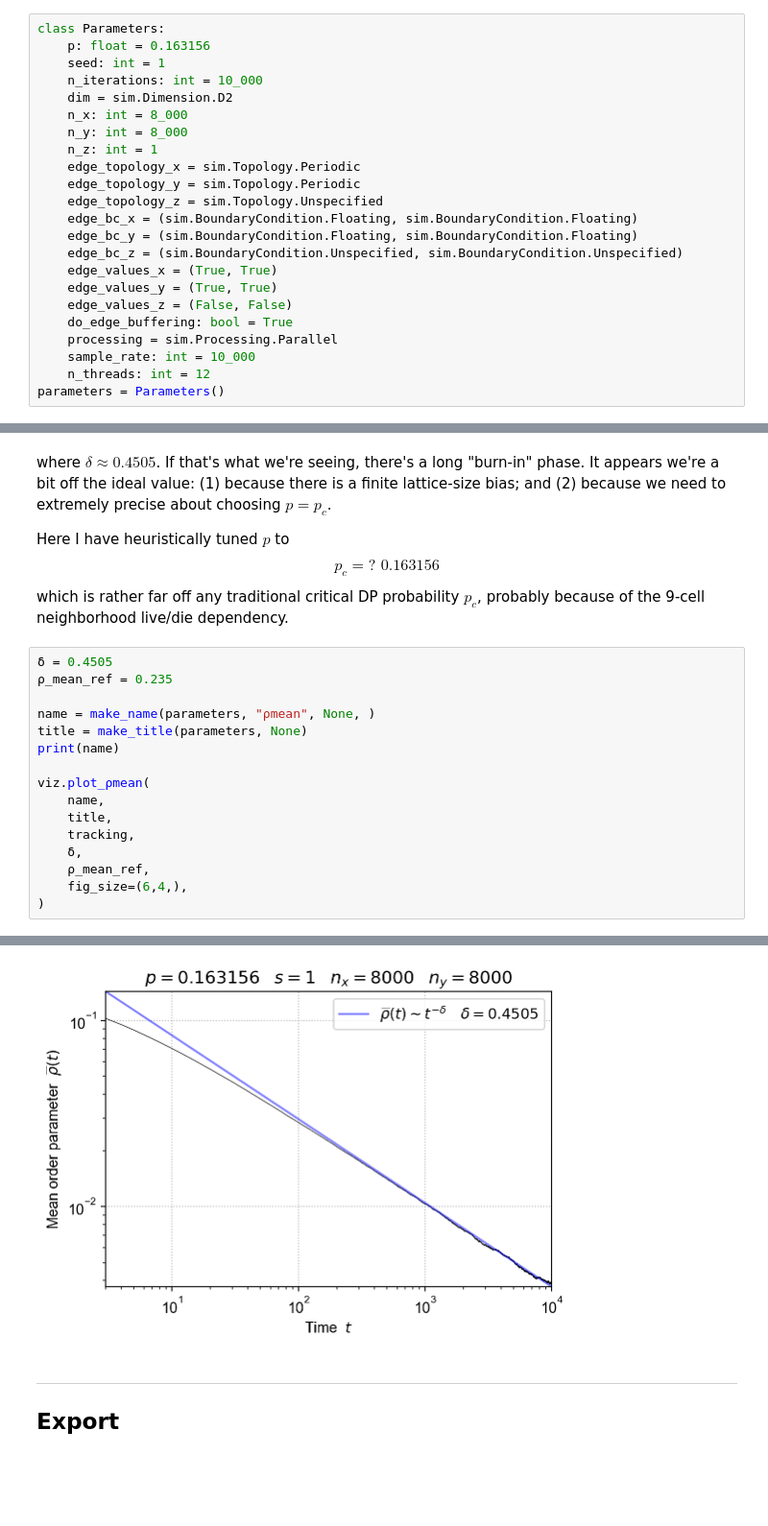
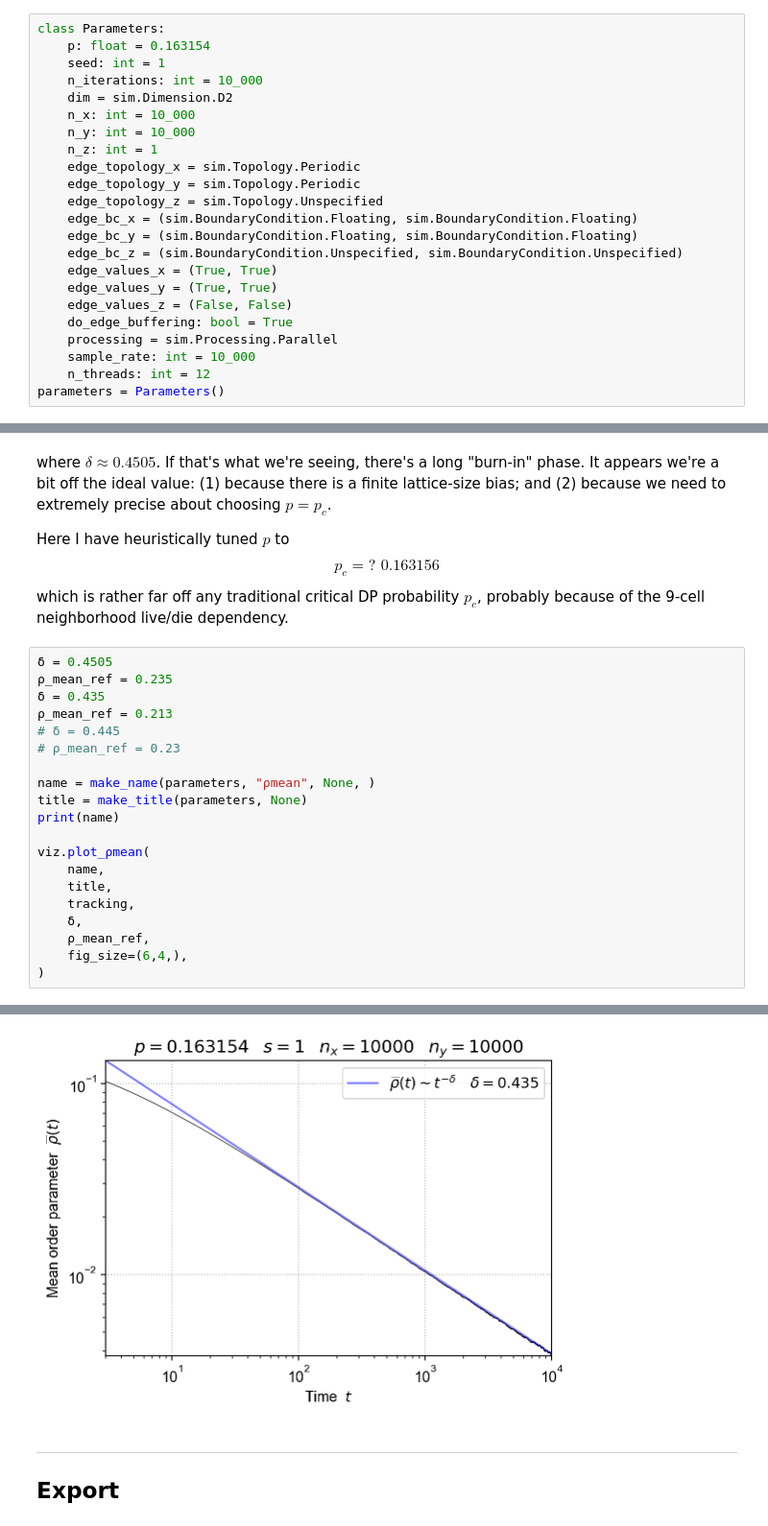
Before and after one commit to atthecodeface/DPRS, a Jupyter notebook: notebooks/dp_2d.ipynb, the cells around one changed output, grey strips where cells are left out. Shown at 96% size. Cells and saved outputs as stored; diff of their text form; blank space fills up the shorter version.

```diff
--- a/notebooks/dp_2d.ipynb
+++ b/notebooks/dp_2d.ipynb
@@ -20,12 +20,12 @@ from dprs.file import create_directories, export_plots
 ## Simulation
 # %%
 class Parameters:
-    p: float = 0.163156
+    p: float = 0.163154
     seed: int = 1
     n_iterations: int = 10_000
     dim = sim.Dimension.D2
-    n_x: int = 8_000
-    n_y: int = 8_000
+    n_x: int = 10_000
+    n_y: int = 10_000
     n_z: int = 1
     edge_topology_x = sim.Topology.Periodic
     edge_topology_y = sim.Topology.Periodic
@@ -181,6 +181,10 @@ which is rather far off any traditional critical DP probability $p_c$, probably
 # %%
 δ = 0.4505
 ρ_mean_ref = 0.235
+δ = 0.435
+ρ_mean_ref = 0.213
+# δ = 0.445
+# ρ_mean_ref = 0.23
 
 name = make_name(parameters, "ρmean", None, )
 title = make_title(parameters, None)
@@ -199,4 +203,4 @@ viz.plot_ρmean(
-[figure, old version]
+[figure, new version]
 # %% [markdown]
 <hr>
 
```
Also changed, not shown: parts of 6 cells of this notebook, 4 other files.
